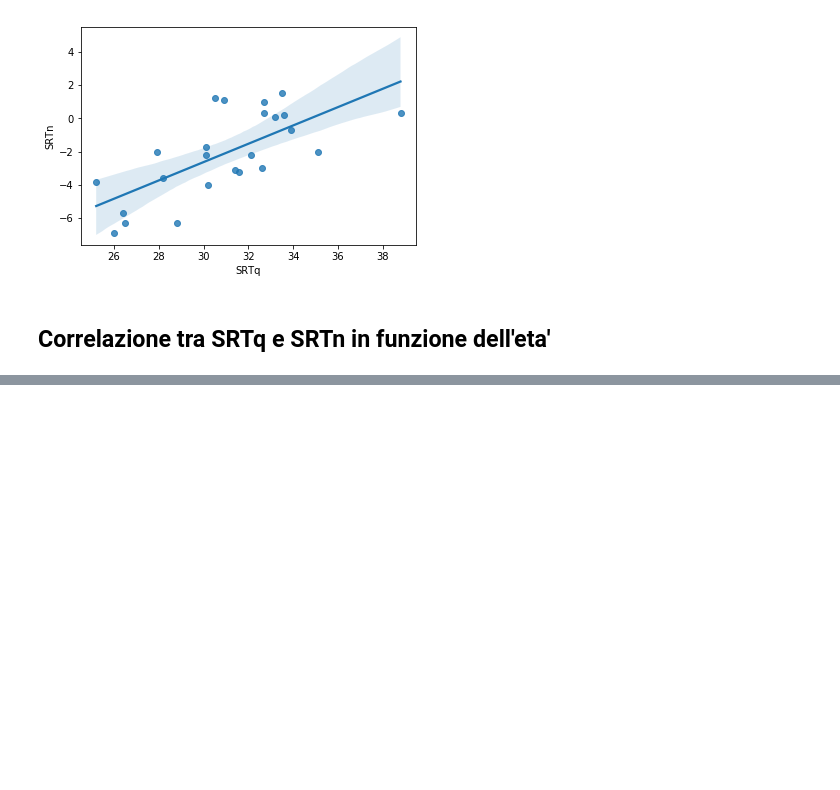
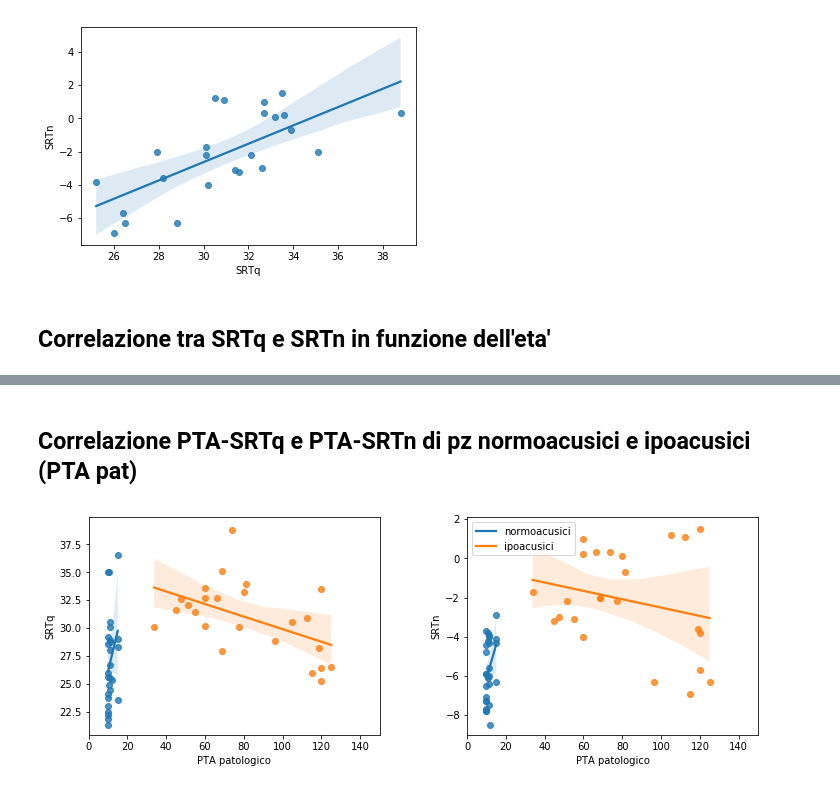
Before and after one commit to stellalessandra/analisi_tesi_med, a Jupyter notebook: analisi_tesi_med.ipynb, the cells around one changed output, grey strips where cells are left out. Cells and saved outputs as stored; diff of their text form; code cells hidden in the pictures; blank space fills up the shorter version.

```diff
--- a/analisi_tesi_med.ipynb
+++ b/analisi_tesi_med.ipynb
@@ -425,0 +462,15 @@ fig.savefig('figure/SRTn_vs_SRTq_ipoacusici.png')
+# %% [markdown]
+## Correlazione PTA-SRTq e PTA-SRTn di pz normoacusici e ipoacusici (PTA pat)
+# %%
+fig, axes = plt.subplots(1,2, figsize = (12,4))
+fig.subplots_adjust(wspace=0.3)
+sns.regplot(x='PTA media', y='SRTq', data=normoacusici, ax = axes[0])
+sns.regplot(x='PTA patologico', y='SRTq', data=ipoacusici, ax = axes[0])
+sns.regplot(x='PTA media', y='SRTn', data=normoacusici, ax = axes[1])
+sns.regplot(x='PTA patologico', y='SRTn', data=ipoacusici, ax = axes[1])
+plt.legend(['normoacusici', 'ipoacusici'])
+axes[0].set_xlim(0,150)
+axes[1].set_xlim(0,150)
+fig.savefig('figure/PTA_SRTn_SRTq_cfr_gruppi.png')
+# %% [output]
+[figure, added]
```
Also changed, not shown: parts of 11 cells of this notebook.
